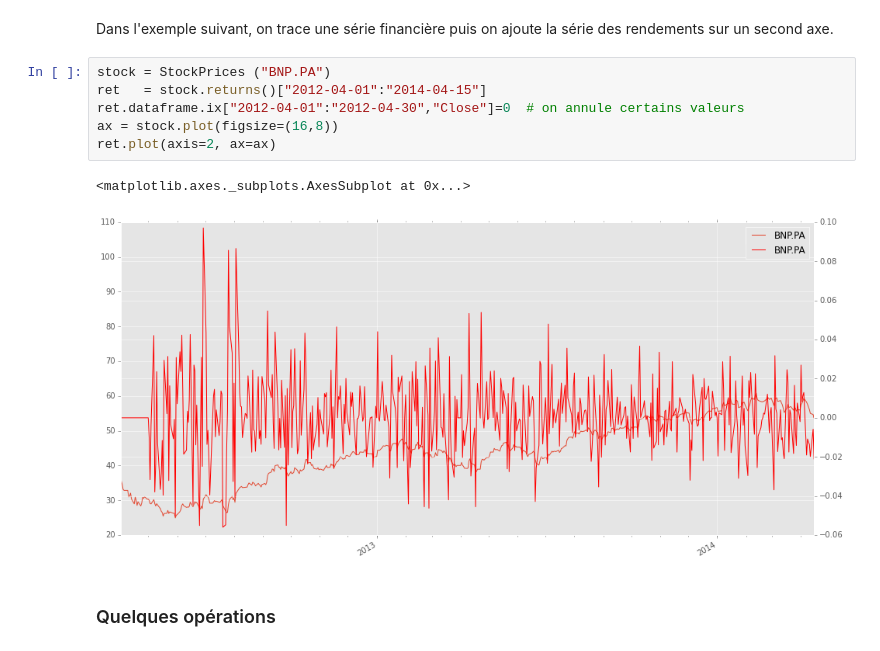
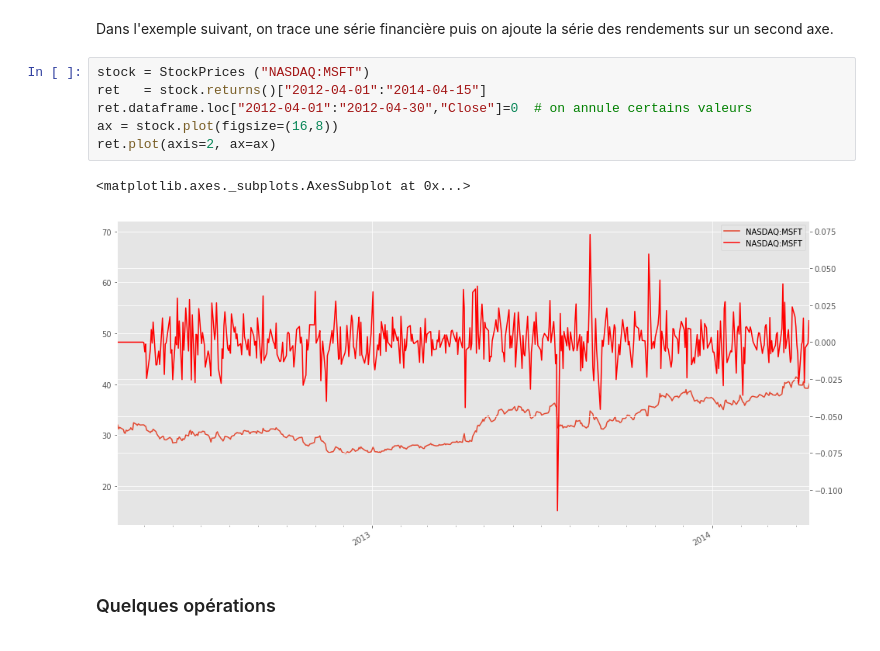
Before and after one commit to sdpython/pyensae, a Jupyter notebook: _doc/notebooks/pyensae_StockPrices.ipynb, the cells around one changed output. Drawn from its saved outputs; the diff is of its cells as text.

```diff
--- a/_doc/notebooks/pyensae_StockPrices.ipynb
+++ b/_doc/notebooks/pyensae_StockPrices.ipynb
@@ -99,14 +101,14 @@ Le volume n'a pas l'air impacté ce qui porte à croire que celui-ci est exprim
 # %% [markdown]
 Dans l'exemple suivant, on trace une série financière puis on ajoute la série des rendements sur un second axe.
 # %%
-stock = StockPrices ("BNP.PA")
+stock = StockPrices ("NASDAQ:MSFT")
 ret   = stock.returns()["2012-04-01":"2014-04-15"]
-ret.dataframe.ix["2012-04-01":"2012-04-30","Close"]=0  # on annule certains valeurs
+ret.dataframe.loc["2012-04-01":"2012-04-30","Close"]=0  # on annule certains valeurs
 ax = stock.plot(figsize=(16,8))
 ret.plot(axis=2, ax=ax)
 # %% [output]
 <matplotlib.axes._subplots.AxesSubplot at 0x...>
-[figure, old version]
+[figure, new version]
 # %% [markdown]
 ### Quelques opérations
 # %%
```
Also changed, not shown: parts of 23 cells of this notebook, 9 other files.
